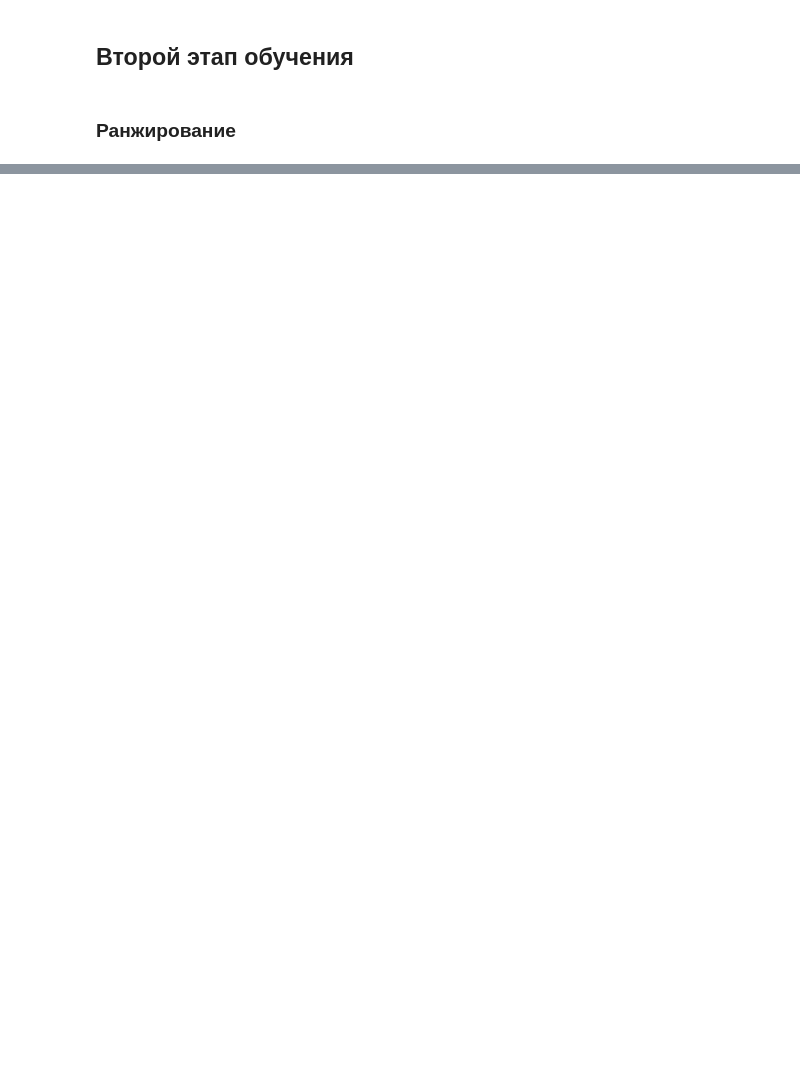
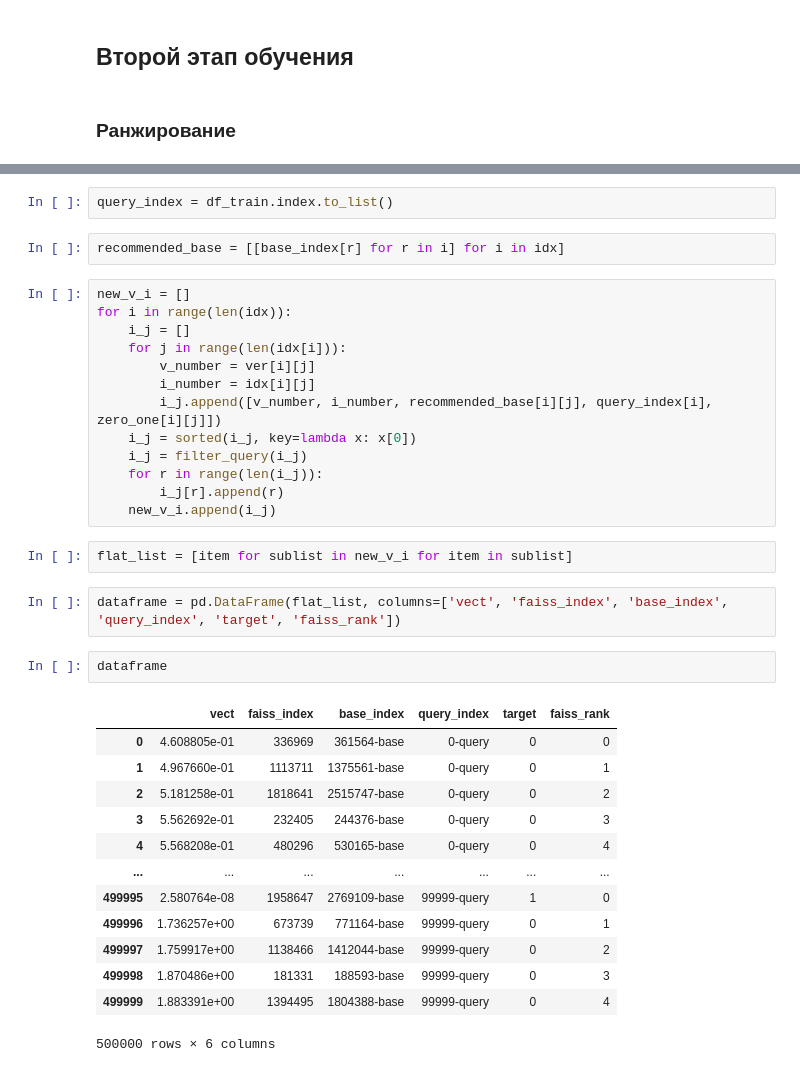
Before and after one commit to raphael12/Matching, a Jupyter notebook: Matching.ipynb, the cells around one changed output, grey strips where cells are left out. Cells and saved outputs as stored; diff of their text form; blank space fills up the shorter version.

Commit message:
add faiss and multi index and catboost

```diff
--- a/Matching.ipynb
+++ b/Matching.ipynb
@@ -669,0 +633,37 @@ recommended_base
+# %%
+query_index = df_train.index.to_list()
+# %%
+recommended_base = [[base_index[r] for r in i] for i in idx]
+# %%
+new_v_i = []
+for i in range(len(idx)):
+    i_j = []
+    for j in range(len(idx[i])):
+        v_number = ver[i][j]
+        i_number = idx[i][j]
+        i_j.append([v_number, i_number, recommended_base[i][j], query_index[i], zero_one[i][j]])
+    i_j = sorted(i_j, key=lambda x: x[0])
+    i_j = filter_query(i_j)
+    for r in range(len(i_j)):
+        i_j[r].append(r)
+    new_v_i.append(i_j)
+# %%
+flat_list = [item for sublist in new_v_i for item in sublist]
+# %%
+dataframe = pd.DataFrame(flat_list, columns=['vect', 'faiss_index', 'base_index', 'query_index', 'target', 'faiss_rank'])
+# %%
+dataframe
+# %% [output]
+|  | vect | faiss_index | base_index | query_index | target | faiss_rank |
+| 0 | 4.608805e-01 | 336969 | 361564-base | 0-query | 0 | 0 |
+| 1 | 4.967660e-01 | 1113711 | 1375561-base | 0-query | 0 | 1 |
+| 2 | 5.181258e-01 | 1818641 | 2515747-base | 0-query | 0 | 2 |
+| 3 | 5.562692e-01 | 232405 | 244376-base | 0-query | 0 | 3 |
+| 4 | 5.568208e-01 | 480296 | 530165-base | 0-query | 0 | 4 |
+| ... | ... | ... | ... | ... | ... | ... |
+| 499995 | 2.580764e-08 | 1958647 | 2769109-base | 99999-query | 1 | 0 |
+| 499996 | 1.736257e+00 | 673739 | 771164-base | 99999-query | 0 | 1 |
+| 499997 | 1.759917e+00 | 1138466 | 1412044-base | 99999-query | 0 | 2 |
+| 499998 | 1.870486e+00 | 181331 | 188593-base | 99999-query | 0 | 3 |
+| 499999 | 1.883391e+00 | 1394495 | 1804388-base | 99999-query | 0 | 4 |
+500000 rows × 6 columns
```
Also changed, not shown: parts of 92 cells of this notebook.
